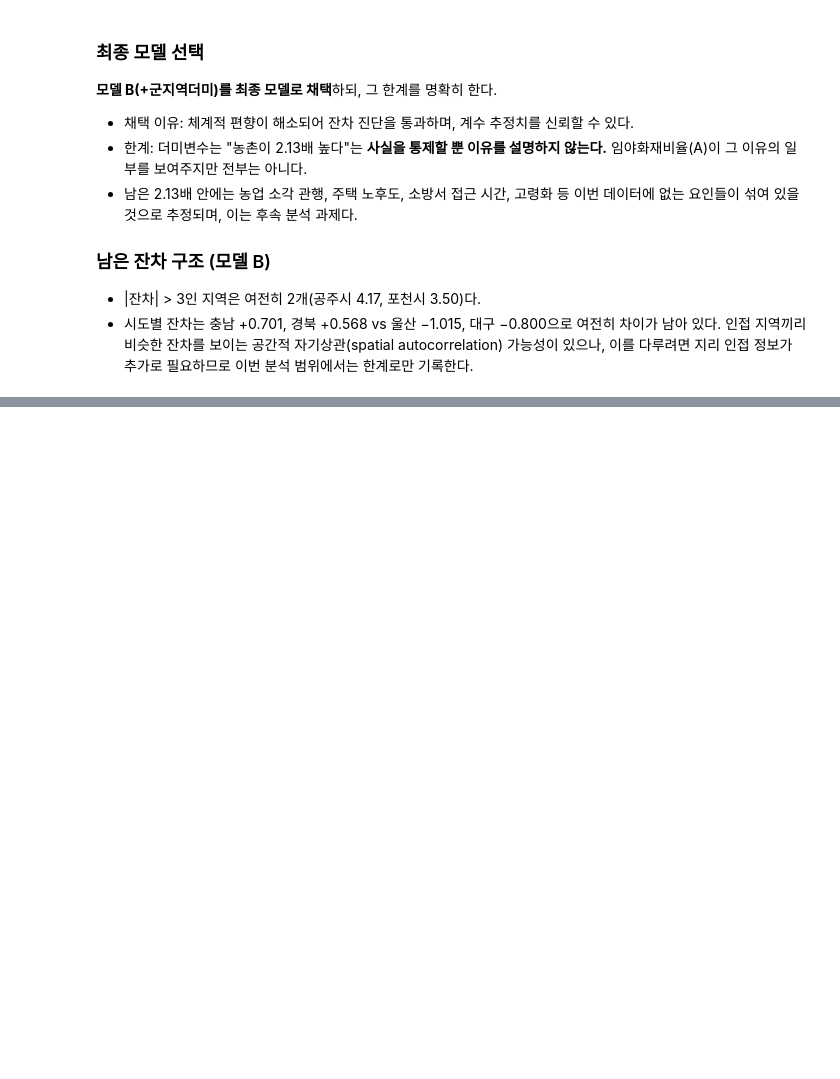
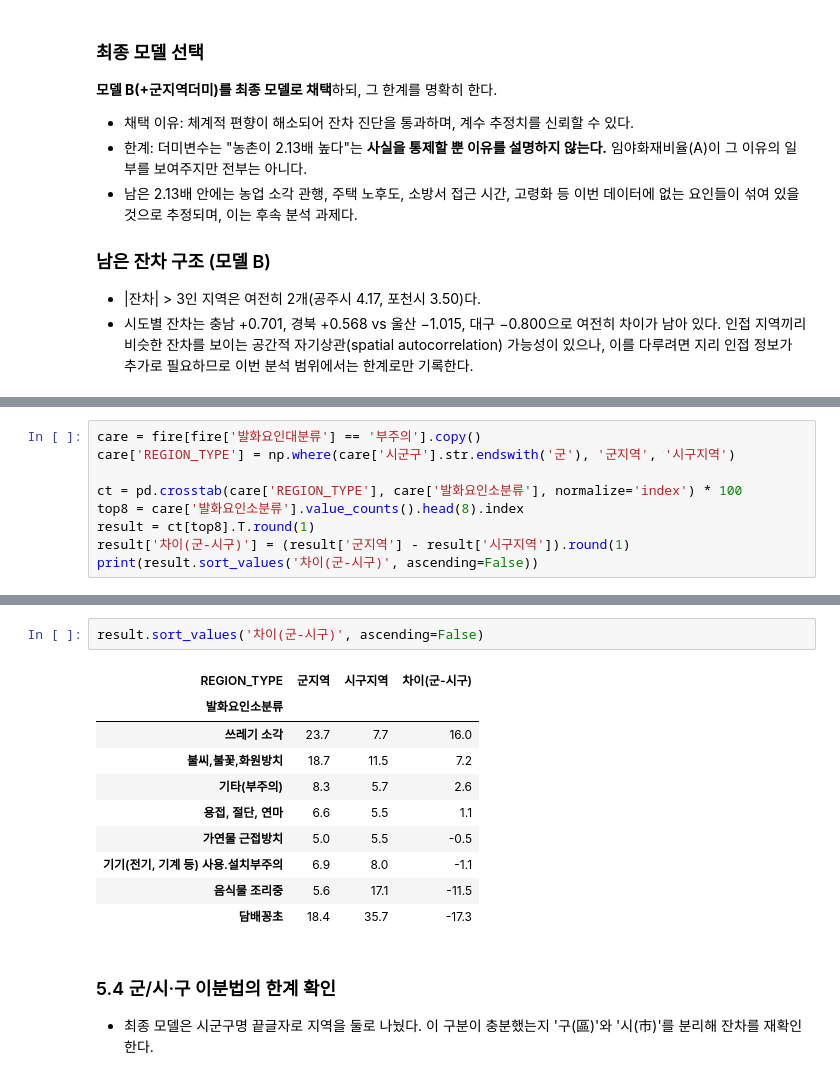
Before and after one commit to woohyun029/NFA-Fire-Analysis-2024, a Jupyter notebook: nfa_fire_2024.ipynb, the cells around one changed output, grey strips where cells are left out. Drawn from its saved outputs; the diff is of its cells as text; blank space fills up the shorter version.

Commit message:
PY_nfa_fire_2024.ipynb

```diff
--- a/nfa_fire_2024.ipynb
+++ b/nfa_fire_2024.ipynb
@@ -839,0 +905,9 @@ alpha          0.1482      0.013     11.364      0.000       0.123       0.174
+# %%
+care = fire[fire['발화요인대분류'] == '부주의'].copy()
+care['REGION_TYPE'] = np.where(care['시군구'].str.endswith('군'), '군지역', '시구지역')
+
+ct = pd.crosstab(care['REGION_TYPE'], care['발화요인소분류'], normalize='index') * 100
+top8 = care['발화요인소분류'].value_counts().head(8).index
+result = ct[top8].T.round(1)
+result['차이(군-시구)'] = (result['군지역'] - result['시구지역']).round(1)
+print(result.sort_values('차이(군-시구)', ascending=False))
@@ -839,0 +925,17 @@ alpha          0.1482      0.013     11.364      0.000       0.123       0.174
+# %%
+result.sort_values('차이(군-시구)', ascending=False)
+# %% [output]
+| REGION_TYPE | 군지역 | 시구지역 | 차이(군-시구) |
+| 발화요인소분류 |  |  |  |
+| 쓰레기 소각 | 23.7 | 7.7 | 16.0 |
+| 불씨,불꽃,화원방치 | 18.7 | 11.5 | 7.2 |
+| 기타(부주의) | 8.3 | 5.7 | 2.6 |
+| 용접, 절단, 연마 | 6.6 | 5.5 | 1.1 |
+| 가연물 근접방치 | 5.0 | 5.5 | -0.5 |
+| 기기(전기, 기계 등) 사용.설치부주의 | 6.9 | 8.0 | -1.1 |
+| 음식물 조리중 | 5.6 | 17.1 | -11.5 |
+| 담배꽁초 | 18.4 | 35.7 | -17.3 |
+# %% [markdown]
+### 5.4 군/시·구 이분법의 한계 확인
+- 최종 모델은 시군구명 끝글자로 지역을 둘로 나눴다. 이 구분이 충분했는지
+'구(區)'와 '시(市)'를 분리해 잔차를 재확인한다.
```
Also changed, not shown: parts of 12 cells of this notebook.
